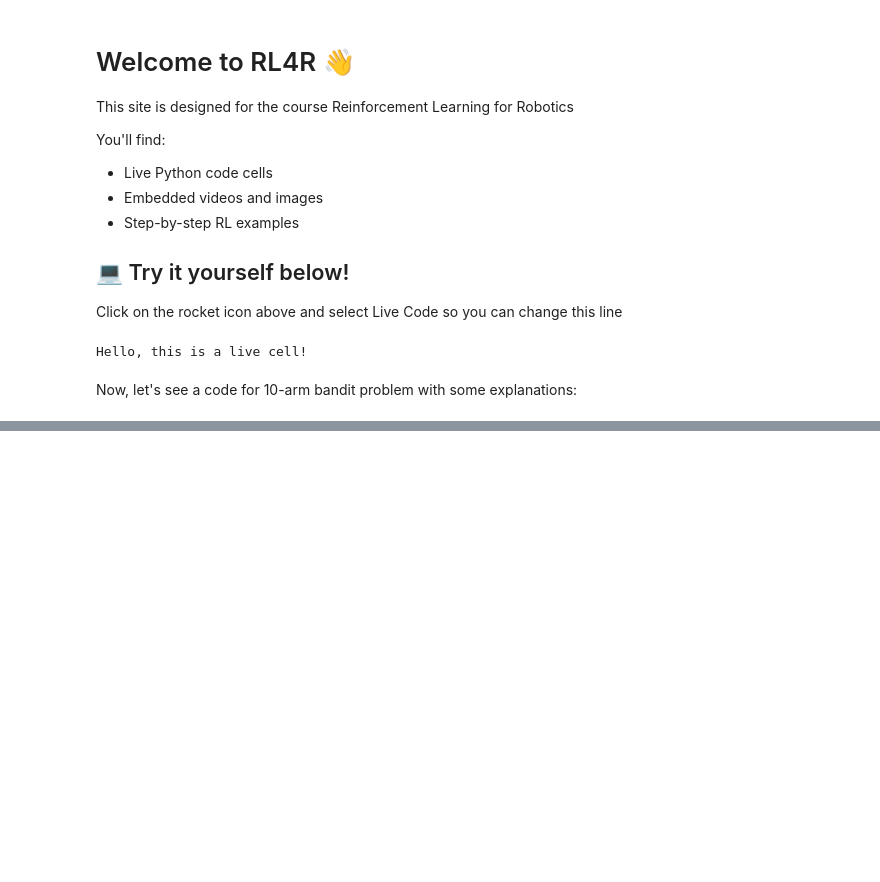
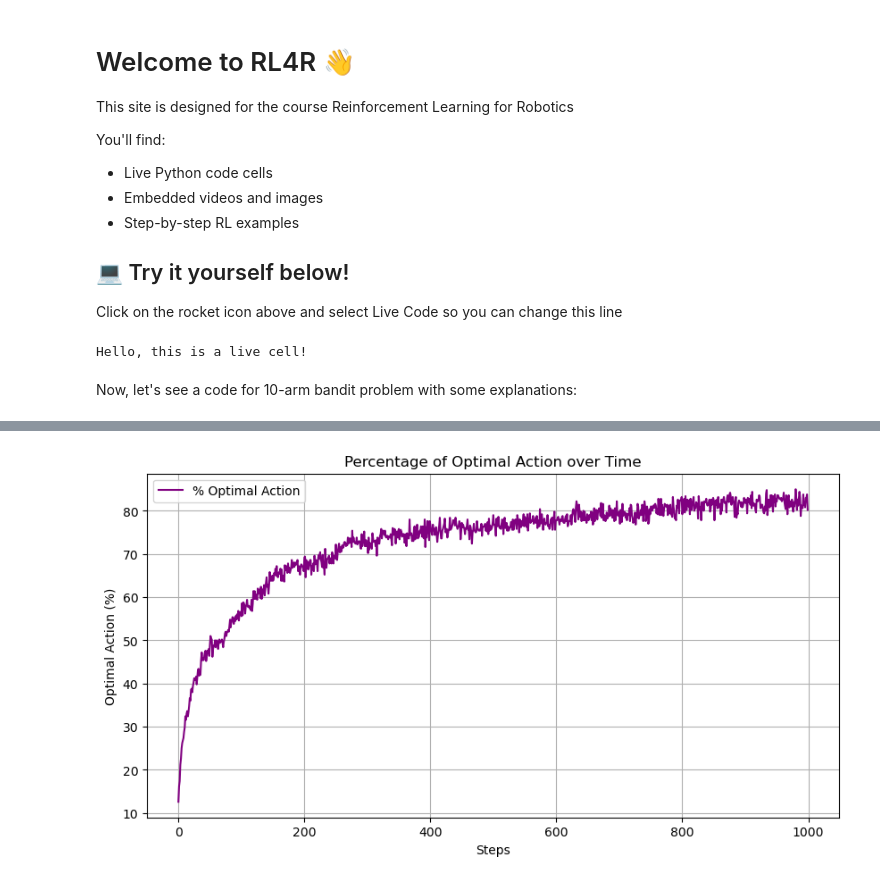
Before and after one commit to ALMaSWPI/RL4R, a Jupyter notebook: _build/jupyter_execute/Intro.ipynb, the cells around one changed output, grey strips where cells are left out. Drawn from its saved outputs; the diff is of its cells as text; code cells hidden in the pictures; blank space fills up the shorter version.

```diff
--- a/_build/jupyter_execute/Intro.ipynb
+++ b/_build/jupyter_execute/Intro.ipynb
@@ -98,0 +85,12 @@ plt.show()
+# %%
+# Plot % optimal action
+plt.figure(figsize=(10, 5))
+plt.plot(optimal_action_percent, label="% Optimal Action", color="purple")
+plt.xlabel("Steps")
+plt.ylabel("Optimal Action (%)")
+plt.title("Percentage of Optimal Action over Time")
+plt.legend()
+plt.grid(True)
+plt.show()
+# %% [output]
+[figure, added]
```
Also changed, not shown: parts of 2 cells of this notebook, 9 other files.
